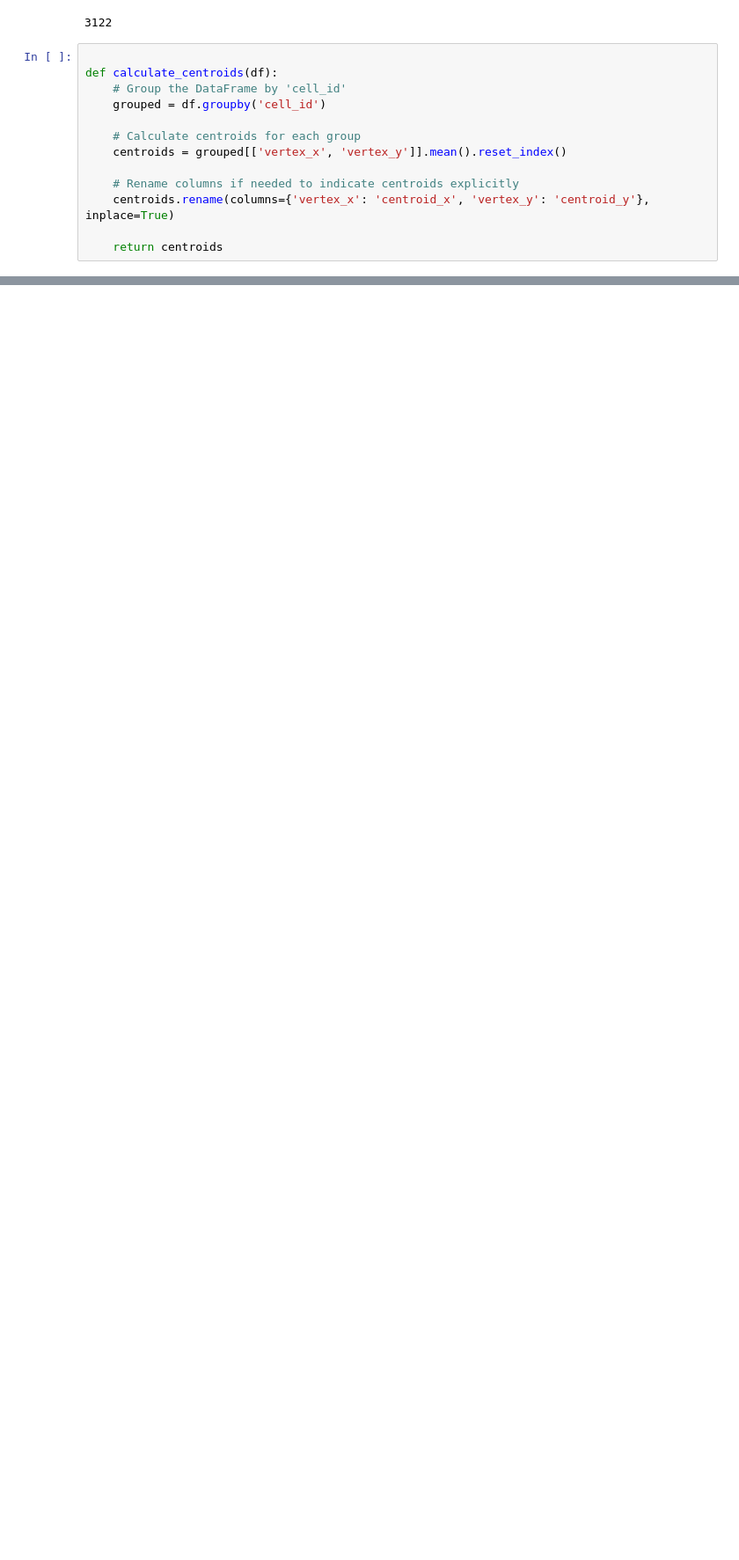
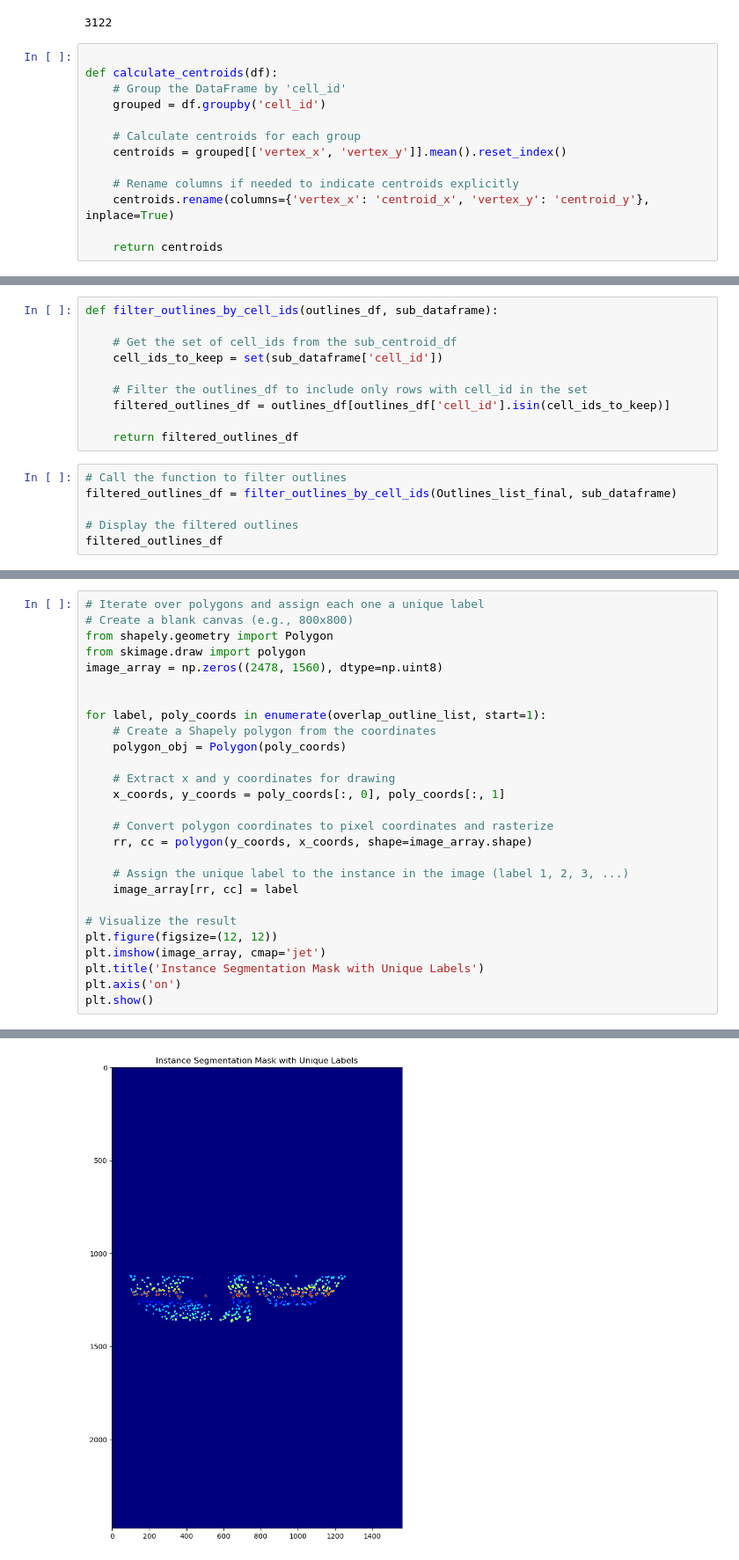
Before and after one commit to xiwang3236/Image_processing_tools, a Jupyter notebook: Solve_conflict.ipynb, the cells around one changed output, grey strips where cells are left out. Shown at 88% size. Saved outputs shown, nothing was run; the diff lists cells and outputs as text; blank space fills up the shorter version.

```diff
--- a/Solve_conflict.ipynb
+++ b/Solve_conflict.ipynb
@@ -227,0 +388,16 @@ centroids_df
+# %%
+def filter_outlines_by_cell_ids(outlines_df, sub_dataframe):
+
+    # Get the set of cell_ids from the sub_centroid_df
+    cell_ids_to_keep = set(sub_dataframe['cell_id'])
+
+    # Filter the outlines_df to include only rows with cell_id in the set
+    filtered_outlines_df = outlines_df[outlines_df['cell_id'].isin(cell_ids_to_keep)]
+
+    return filtered_outlines_df
+# %%
+# Call the function to filter outlines
+filtered_outlines_df = filter_outlines_by_cell_ids(Outlines_list_final, sub_dataframe)
+
+# Display the filtered outlines
+filtered_outlines_df
@@ -227,0 +475,28 @@ centroids_df
+# %%
+# Iterate over polygons and assign each one a unique label
+# Create a blank canvas (e.g., 800x800)
+from shapely.geometry import Polygon
+from skimage.draw import polygon
+image_array = np.zeros((2478, 1560), dtype=np.uint8)
+
+
+for label, poly_coords in enumerate(overlap_outline_list, start=1):
+    # Create a Shapely polygon from the coordinates
+    polygon_obj = Polygon(poly_coords)
+
+    # Extract x and y coordinates for drawing
+    x_coords, y_coords = poly_coords[:, 0], poly_coords[:, 1]
+
+    # Convert polygon coordinates to pixel coordinates and rasterize
+    rr, cc = polygon(y_coords, x_coords, shape=image_array.shape)
+
+    # Assign the unique label to the instance in the image (label 1, 2, 3, ...)
+    image_array[rr, cc] = label
+
+# Visualize the result
+plt.figure(figsize=(12, 12))
+plt.imshow(image_array, cmap='jet')
+plt.title('Instance Segmentation Mask with Unique Labels')
+plt.axis('on')
+plt.show()
+# %% [output]
@@ -227,0 +520 @@ centroids_df
+[figure, added]
```
Also changed, not shown: parts of 18 cells of this notebook.
